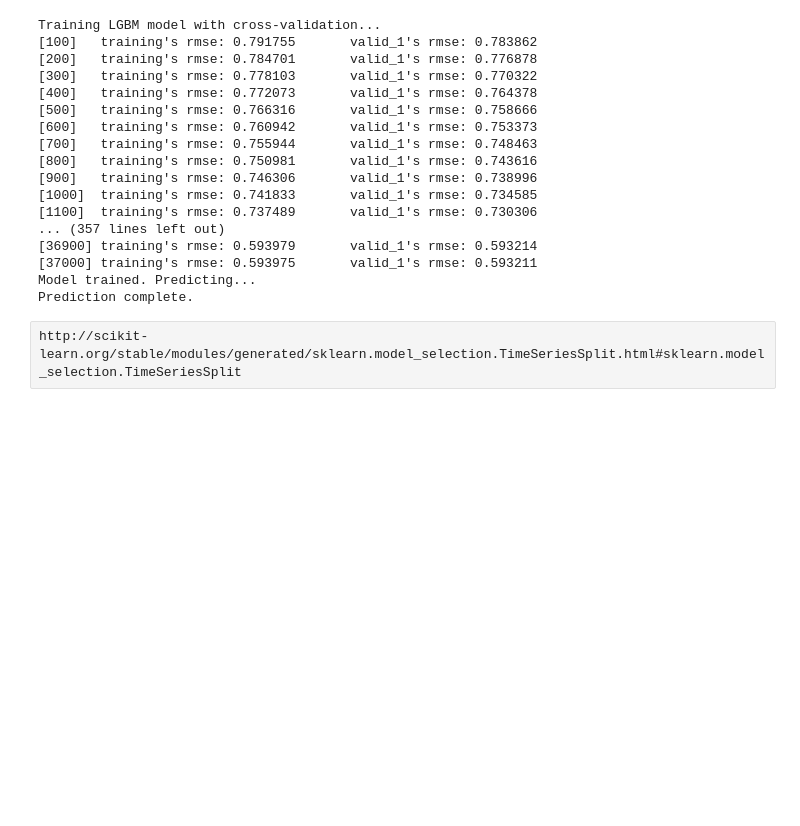
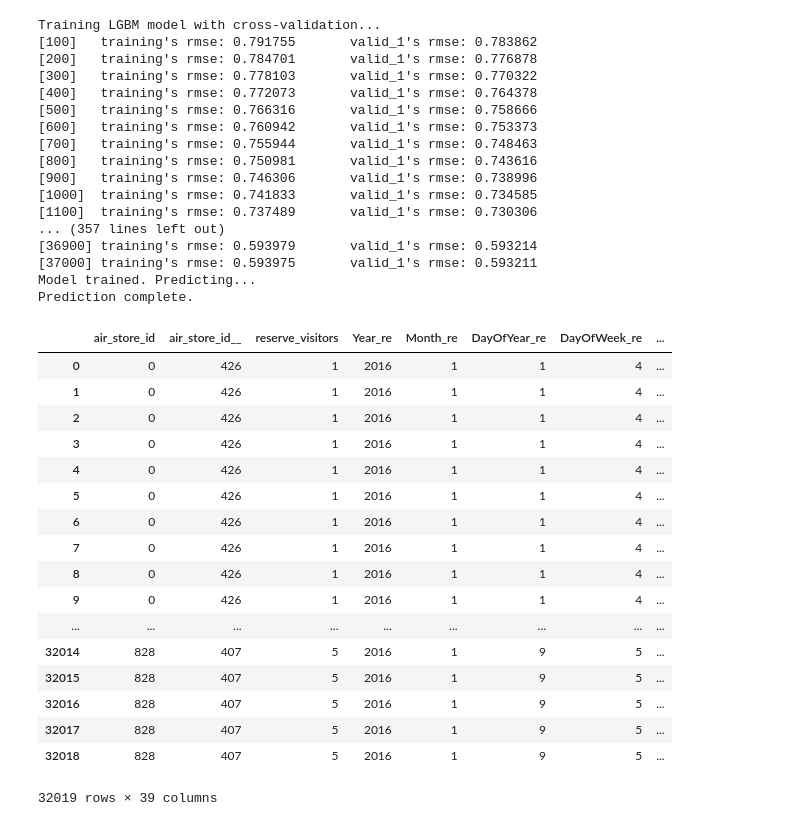
Before and after one commit to hughesaj524/visitor-forecasting, a Jupyter notebook: visitor-data-eda.ipynb, the cells around one changed output. Drawn from its saved outputs; the diff is of its cells as text; code cells hidden in the pictures; blank space fills up the shorter version.

```diff
--- a/visitor-data-eda.ipynb
+++ b/visitor-data-eda.ipynb
@@ -357,5 +377,24 @@ Training LGBM model with cross-validation...
 [37000] training's rmse: 0.593975       valid_1's rmse: 0.593211
 Model trained. Predicting...
 Prediction complete.
-# %% [raw]
-http://scikit-learn.org/stable/modules/generated/sklearn.model_selection.TimeSeriesSplit.html#sklearn.model_selection.TimeSeriesSplit
+# %%
+test
+# %% [output]
+|  | air_store_id | air_store_id__ | reserve_visitors | Year_re | Month_re | DayOfYear_re | DayOfWeek_re | ... |
+| 0 | 0 | 426 | 1 | 2016 | 1 | 1 | 4 | ... |
+| 1 | 0 | 426 | 1 | 2016 | 1 | 1 | 4 | ... |
+| 2 | 0 | 426 | 1 | 2016 | 1 | 1 | 4 | ... |
+| 3 | 0 | 426 | 1 | 2016 | 1 | 1 | 4 | ... |
+| 4 | 0 | 426 | 1 | 2016 | 1 | 1 | 4 | ... |
+| 5 | 0 | 426 | 1 | 2016 | 1 | 1 | 4 | ... |
+| 6 | 0 | 426 | 1 | 2016 | 1 | 1 | 4 | ... |
+| 7 | 0 | 426 | 1 | 2016 | 1 | 1 | 4 | ... |
+| 8 | 0 | 426 | 1 | 2016 | 1 | 1 | 4 | ... |
+| 9 | 0 | 426 | 1 | 2016 | 1 | 1 | 4 | ... |
+| ... | ... | ... | ... | ... | ... | ... | ... | ... |
+| 32014 | 828 | 407 | 5 | 2016 | 1 | 9 | 5 | ... |
+| 32015 | 828 | 407 | 5 | 2016 | 1 | 9 | 5 | ... |
+| 32016 | 828 | 407 | 5 | 2016 | 1 | 9 | 5 | ... |
+| 32017 | 828 | 407 | 5 | 2016 | 1 | 9 | 5 | ... |
+| 32018 | 828 | 407 | 5 | 2016 | 1 | 9 | 5 | ... |
+32019 rows × 39 columns
```
Also changed, not shown: parts of 3 cells of this notebook, 2 other files.
